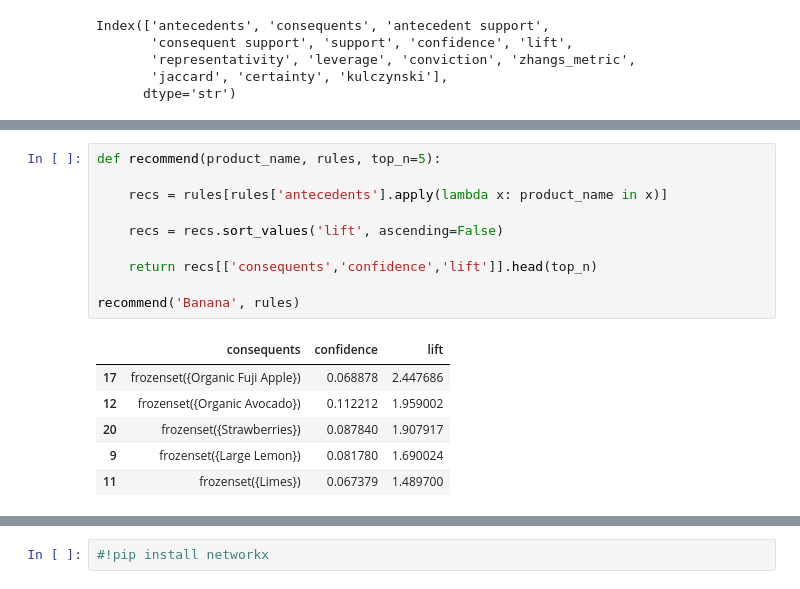
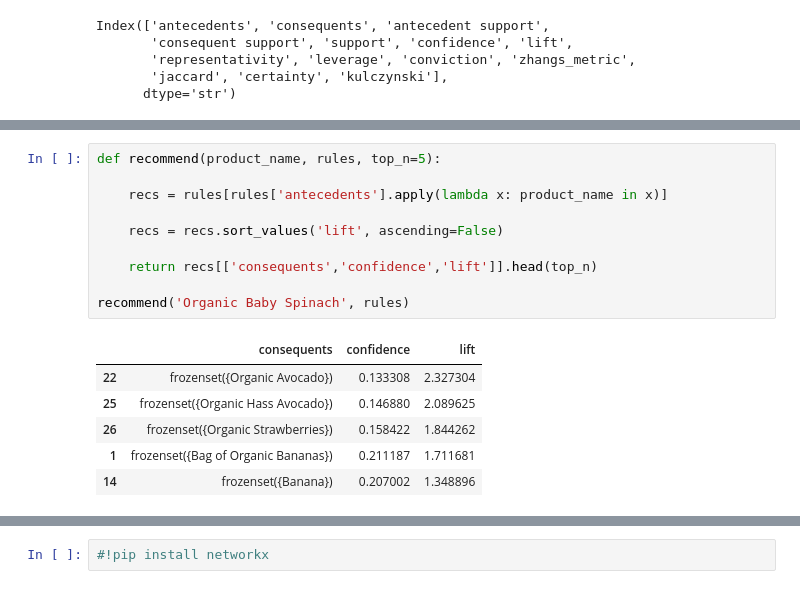
Before and after one commit to pradeepjoel/instacart-retail-project, a Jupyter notebook: association_rule_mining/association_rule_mining.ipynb, the cells around one changed output, grey strips where cells are left out. Drawn from its saved outputs; the diff is of its cells as text.

Commit message:
interpret result recommendations

```diff
--- a/association_rule_mining/association_rule_mining.ipynb
+++ b/association_rule_mining/association_rule_mining.ipynb
@@ -174,17 +174,17 @@ strong_rules.head(20)
 # %%
 def recommend(product_name, rules, top_n=5):
 
     recs = rules[rules['antecedents'].apply(lambda x: product_name in x)]
 
     recs = recs.sort_values('lift', ascending=False)
 
     return recs[['consequents','confidence','lift']].head(top_n)
 
-recommend('Banana', rules)
+recommend('Organic Baby Spinach', rules)
 # %% [output]
 |  | consequents | confidence | lift |
-| 17 | frozenset({Organic Fuji Apple}) | 0.068878 | 2.447686 |
-| 12 | frozenset({Organic Avocado}) | 0.112212 | 1.959002 |
-| 20 | frozenset({Strawberries}) | 0.087840 | 1.907917 |
-| 9 | frozenset({Large Lemon}) | 0.081780 | 1.690024 |
-| 11 | frozenset({Limes}) | 0.067379 | 1.489700 |
+| 22 | frozenset({Organic Avocado}) | 0.133308 | 2.327304 |
+| 25 | frozenset({Organic Hass Avocado}) | 0.146880 | 2.089625 |
+| 26 | frozenset({Organic Strawberries}) | 0.158422 | 1.844262 |
+| 1 | frozenset({Bag of Organic Bananas}) | 0.211187 | 1.711681 |
+| 14 | frozenset({Banana}) | 0.207002 | 1.348896 |
```
Also changed, not shown: parts of 2 cells of this notebook.
